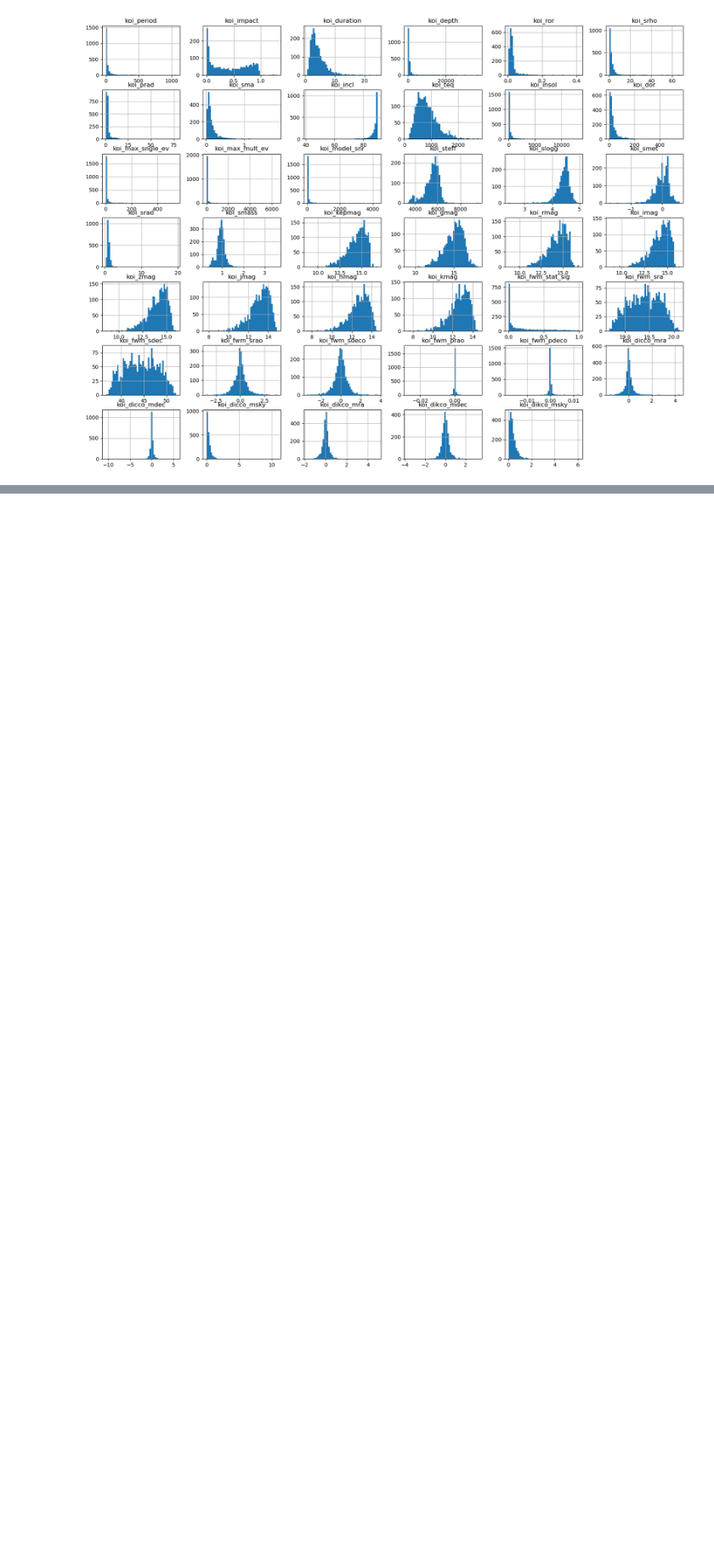
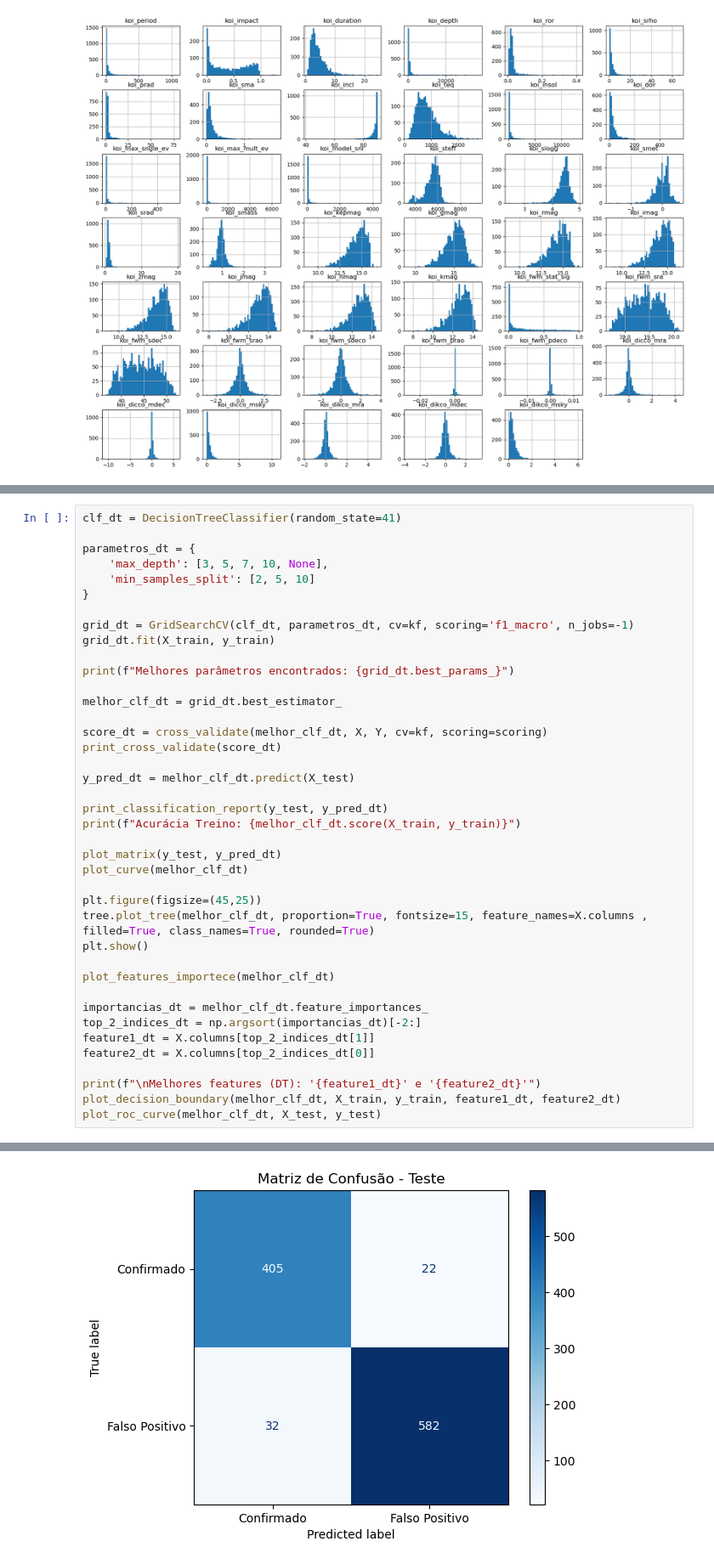
Before and after one commit to ThiagoVenturim/Classificao_de_Exoplanetas, a Jupyter notebook: classificacao_exoplaneta.ipynb, the cells around one changed output, grey strips where cells are left out. Shown at 85% size. Saved outputs shown, nothing was run; the diff lists cells and outputs as text; blank space fills up the shorter version.

```diff
--- a/classificacao_exoplaneta.ipynb
+++ b/classificacao_exoplaneta.ipynb
@@ -320,0 +396,41 @@ Acurácia Treino: 0.9634703196347032
+# %%
+clf_dt = DecisionTreeClassifier(random_state=41)
+
+parametros_dt = {
+    'max_depth': [3, 5, 7, 10, None],
+    'min_samples_split': [2, 5, 10]
+}
+
+grid_dt = GridSearchCV(clf_dt, parametros_dt, cv=kf, scoring='f1_macro', n_jobs=-1)
+grid_dt.fit(X_train, y_train)
+
+print(f"Melhores parâmetros encontrados: {grid_dt.best_params_}")
+
+melhor_clf_dt = grid_dt.best_estimator_
+
+score_dt = cross_validate(melhor_clf_dt, X, Y, cv=kf, scoring=scoring)
+print_cross_validate(score_dt)
+
+y_pred_dt = melhor_clf_dt.predict(X_test)
+
+print_classification_report(y_test, y_pred_dt)
+print(f"Acurácia Treino: {melhor_clf_dt.score(X_train, y_train)}")
+
+plot_matrix(y_test, y_pred_dt)
+plot_curve(melhor_clf_dt)
+
+plt.figure(figsize=(45,25))
+tree.plot_tree(melhor_clf_dt, proportion=True, fontsize=15, feature_names=X.columns , filled=True, class_names=True, rounded=True)
+plt.show()
+
+plot_features_importece(melhor_clf_dt)
+
+importancias_dt = melhor_clf_dt.feature_importances_
+top_2_indices_dt = np.argsort(importancias_dt)[-2:]
+feature1_dt = X.columns[top_2_indices_dt[1]]
+feature2_dt = X.columns[top_2_indices_dt[0]]
+
+print(f"\nMelhores features (DT): '{feature1_dt}' e '{feature2_dt}'")
+plot_decision_boundary(melhor_clf_dt, X_train, y_train, feature1_dt, feature2_dt)
+plot_roc_curve(melhor_clf_dt, X_test, y_test)
+# %% [output]
@@ -320,0 +455 @@ Acurácia Treino: 0.9634703196347032
+[figure, added]
```
Also changed, not shown: parts of 20 cells of this notebook.
